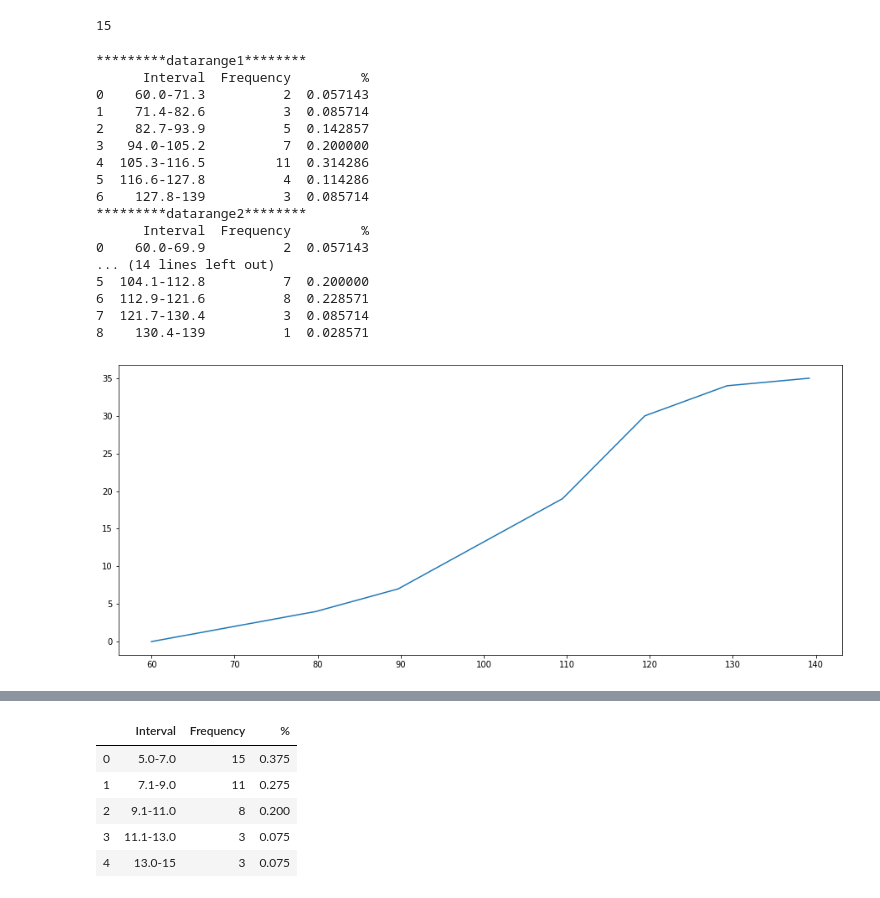
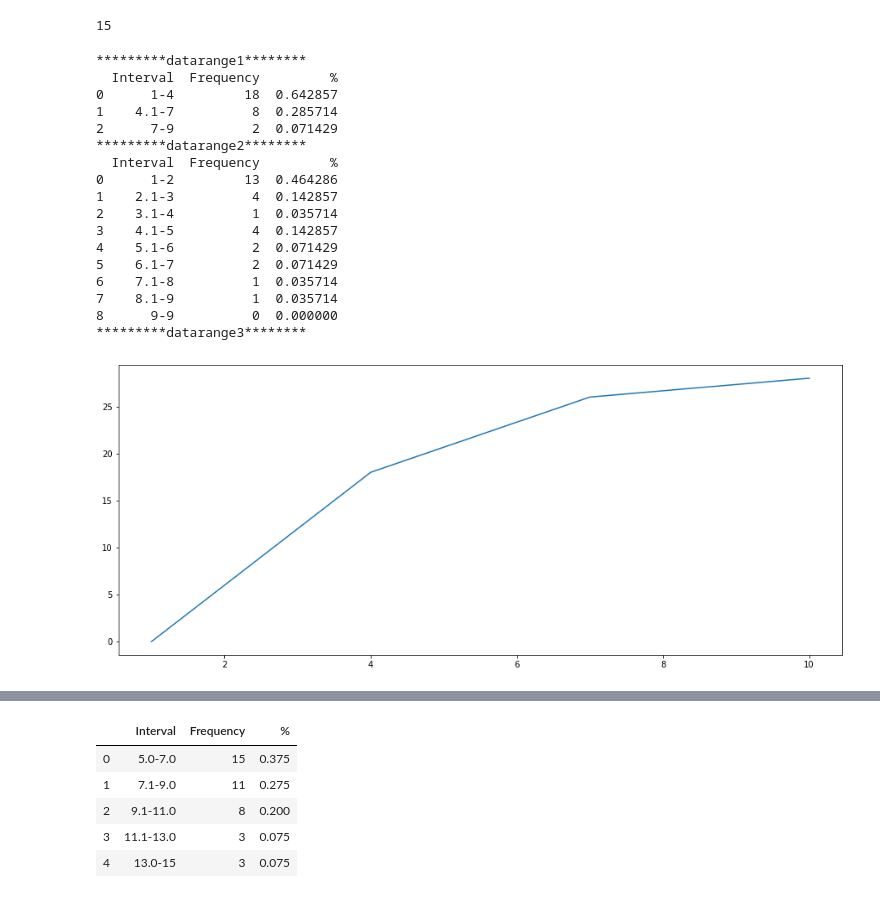
Before and after one commit to amitsanger3/frequency_distribution, a Jupyter notebook: Untitled.ipynb, the cells around one changed output, grey strips where cells are left out. Saved outputs shown, nothing was run; the diff lists cells and outputs as text; code cells hidden in the pictures.

Commit message:
Commit 004: Custom data range add

```diff
--- a/Untitled.ipynb
+++ b/Untitled.ipynb
@@ -28,6 +24,10 @@ class relative_frequency(object):
         return np.arange(min(self.dataset), max(self.dataset)+self.width_of_class_interval, self.width_of_class_interval).round(decimals=1)
 
 
+    def get_custom_data_range(self, start_point, end_point, width_of_class_interval):
+        return np.arange(start_point, end_point+width_of_class_interval, width_of_class_interval)
+
+
     def get_width_of_class_interval(self, number_of_intervals):
         self.number_of_intervals = number_of_intervals
         width_of_class_interval = round(((math.ceil(max(self.dataset))-min(self.dataset))/(self.number_of_intervals)), ndigits=1)
@@ -35,6 +35,10 @@ class relative_frequency(object):
             self.get_width_of_class_interval(number_of_intervals-1)
         else:
             return width_of_class_interval
+
+
+    def get_custom_width_of_class_interval(self, start_point, end_point, number_of_intervals):
+        return round((end_point - start_point)/(number_of_intervals))
 
 
     def get_number_of_intervals(self, width_of_class_interval=0.0):
@@ -169,2 +167,9 @@ x = np.array([60,80,113,102,110,
+# %%
+x = np.array([3,1,1,8,3,5,
+             4,9,5,1,3,7,
+             1,1,5,6,6,2,
+             2,1,1,2,
+             1,7,3,1,
+             1,5])
 # %%
 xr = relative_frequency(x)
@@ -180,33 +188,34 @@ xr.get_number_of_intervals()
 15
 # %%
 print("*********datarange1********")
+#print(xr.classification(datarange))
 print(xr.classification(datarange1))
 print("*********datarange2********")
 print(xr.classification(datarange2))
 print("*********datarange3********")
-print(xr.classification(datarange3))
+#print(xr.classification(datarange3))
 # %% [output]
 *********datarange1********
-      Interval  Frequency         %
-0    60.0-71.3          2  0.057143
-1    71.4-82.6          3  0.085714
-2    82.7-93.9          5  0.142857
-3   94.0-105.2          7  0.200000
-4  105.3-116.5         11  0.314286
-5  116.6-127.8          4  0.114286
-6    127.8-139          3  0.085714
+  Interval  Frequency         %
+0      1-4         18  0.642857
+1    4.1-7          8  0.285714
+2      7-9          2  0.071429
 *********datarange2********
-      Interval  Frequency         %
-0    60.0-69.9          2  0.057143
-... (14 lines left out)
-5  104.1-112.8          7  0.200000
-6  112.9-121.6          8  0.228571
-7  121.7-130.4          3  0.085714
-8    130.4-139          1  0.028571
+  Interval  Frequency         %
+0      1-2         13  0.464286
+1    2.1-3          4  0.142857
+2    3.1-4          1  0.035714
+3    4.1-5          4  0.142857
+4    5.1-6          2  0.071429
+5    6.1-7          2  0.071429
+6    7.1-8          1  0.035714
+7    8.1-9          1  0.035714
+8      9-9          0  0.000000
+*********datarange3********
 # %%
-xr.commulative_evaluation(datarange2, more_than=False)
+xr.commulative_evaluation(datarange, more_than=False)
 # %% [output]
-[figure, old version]
+[figure, new version]
 # %%
 xr.evaluation(datarange1)
 # %% [output]
```
Also changed, not shown: parts of 13 cells of this notebook, 1 other file.
